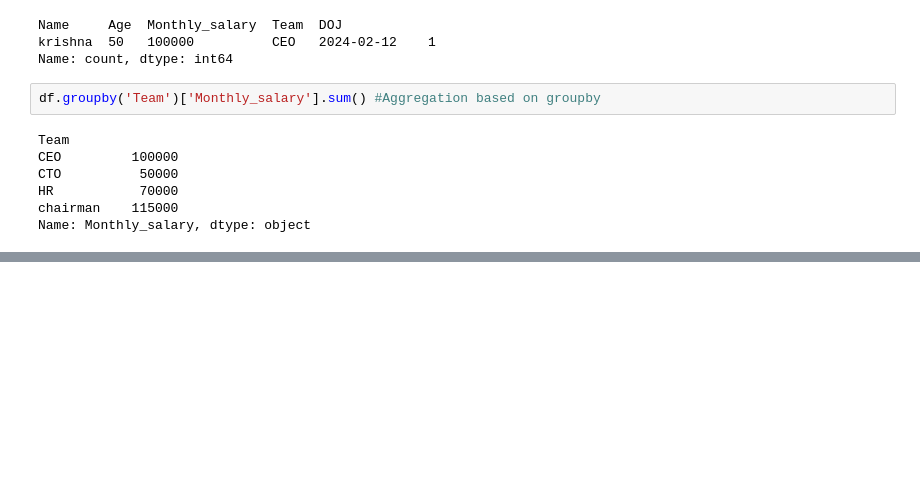
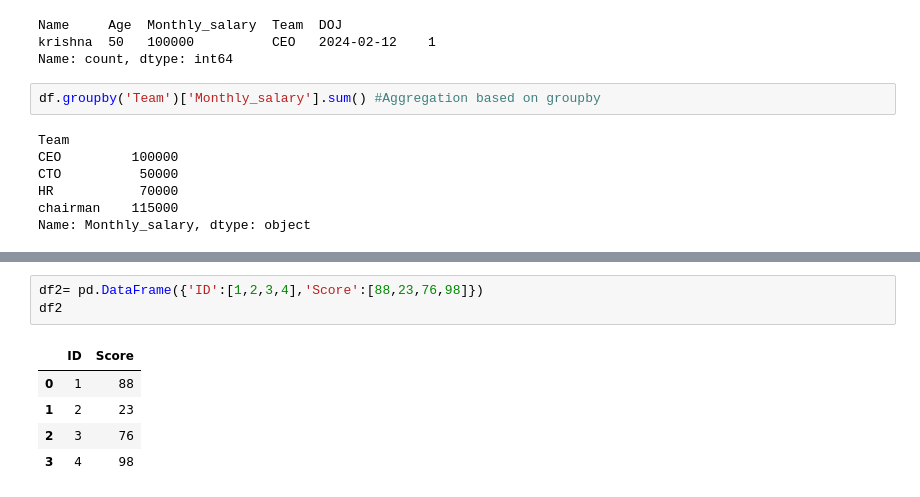
Before and after one commit to kaflebiplob/ML_BASICS, a Jupyter notebook: pandas_basic/pandas_basic_test.ipynb, the cells around one changed output, grey strips where cells are left out. Cells and saved outputs as stored; diff of their text form; blank space fills up the shorter version.

```diff
--- a/pandas_basic/pandas_basic_test.ipynb
+++ b/pandas_basic/pandas_basic_test.ipynb
@@ -499,0 +514,9 @@ TypeError: agg function failed [how->mean,dtype->object]
+# %%
+df2= pd.DataFrame({'ID':[1,2,3,4],'Score':[88,23,76,98]})
+df2
+# %% [output]
+|  | ID | Score |
+| 0 | 1 | 88 |
+| 1 | 2 | 23 |
+| 2 | 3 | 76 |
+| 3 | 4 | 98 |
```
Also changed, not shown: parts of 5 cells of this notebook.
